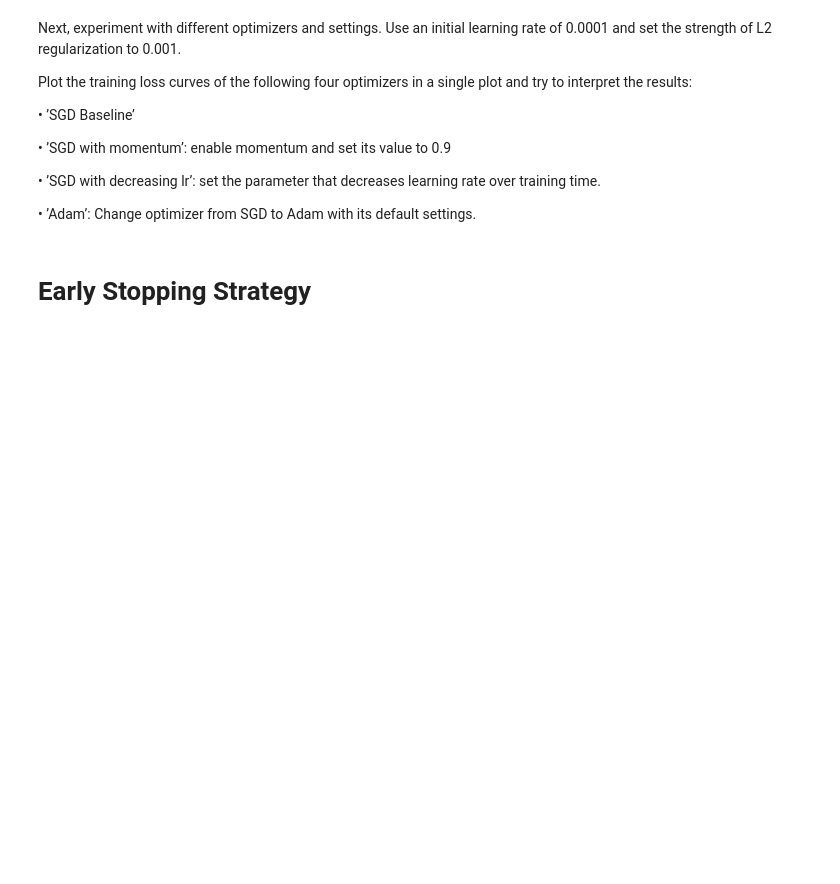
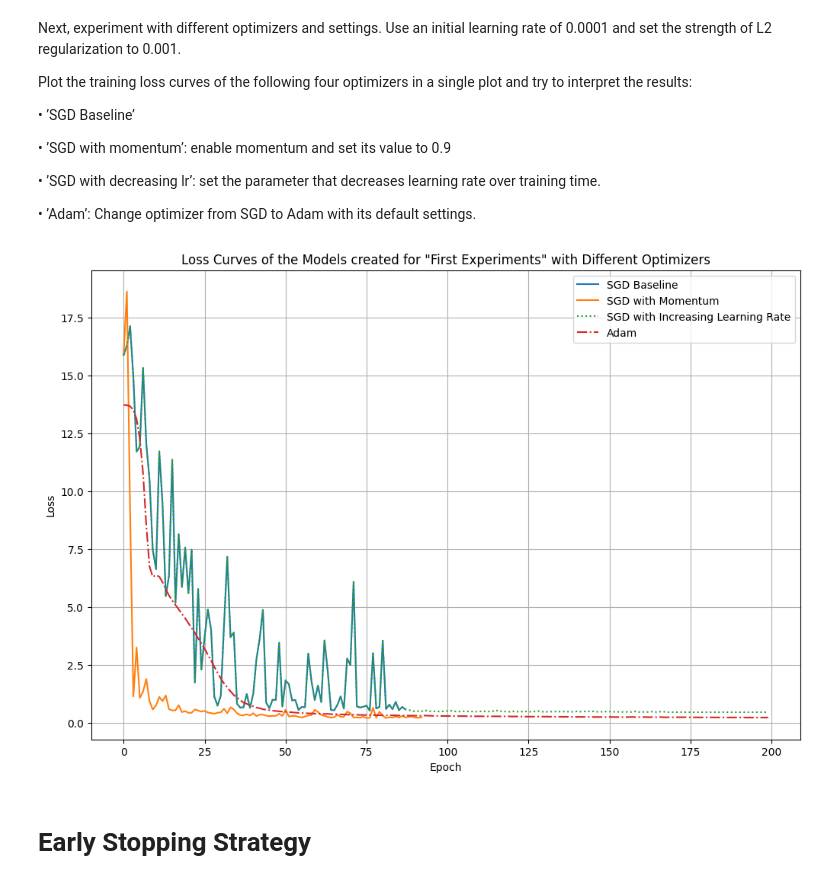
Before and after one commit to psiku/FHSalzburg-DataScience, a Jupyter notebook: Lab5/neural_network.ipynb, the cells around one changed output. Drawn from its saved outputs; the diff is of its cells as text; code cells hidden in the pictures; blank space fills up the shorter version.

```diff
--- a/Lab5/neural_network.ipynb
+++ b/Lab5/neural_network.ipynb
@@ -244,3 +295,27 @@ Plot the training loss curves of the following four optimizers in a single plot
+# %%
+def train_model(model, x_train, y_train):
+    model.fit(x_train, y_train)
+    return model
+# %%
+plt.figure(figsize=(12, 8))
+
+line_styles = ['-', '-', ':', '-.']
+
+models = [sgd_baseline, sgd_momentum, sgd_increasing_la, adam]
+model_titles = ['SGD Baseline', 'SGD with Momentum', 'SGD with Increasing Learning Rate', 'Adam']
+
+for model, model_title, line_style in zip(models, model_titles, line_styles):
+    loss_curve = train_model(model, x_train, y_train).loss_curve_
+    sns.lineplot(x=range(len(loss_curve)), y=loss_curve, label=model_title, linestyle=line_style)
+
+plt.xlabel('Epoch')
+plt.ylabel('Loss')
+plt.title('Loss Curves of the Models created for "First Experiments" with Different Optimizers')
+plt.grid()
+plt.legend()
+plt.show()
+# %% [output]
+[figure, added]
 # %% [markdown]
 # Early Stopping Strategy
 # %% [markdown]
```
Also changed, not shown: parts of 5 cells of this notebook.
